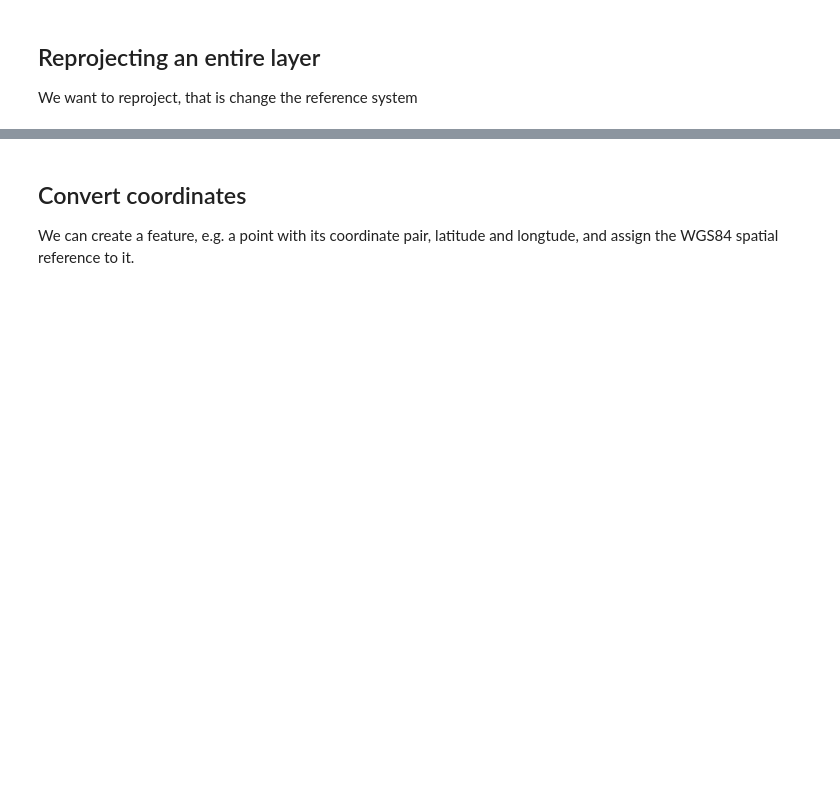
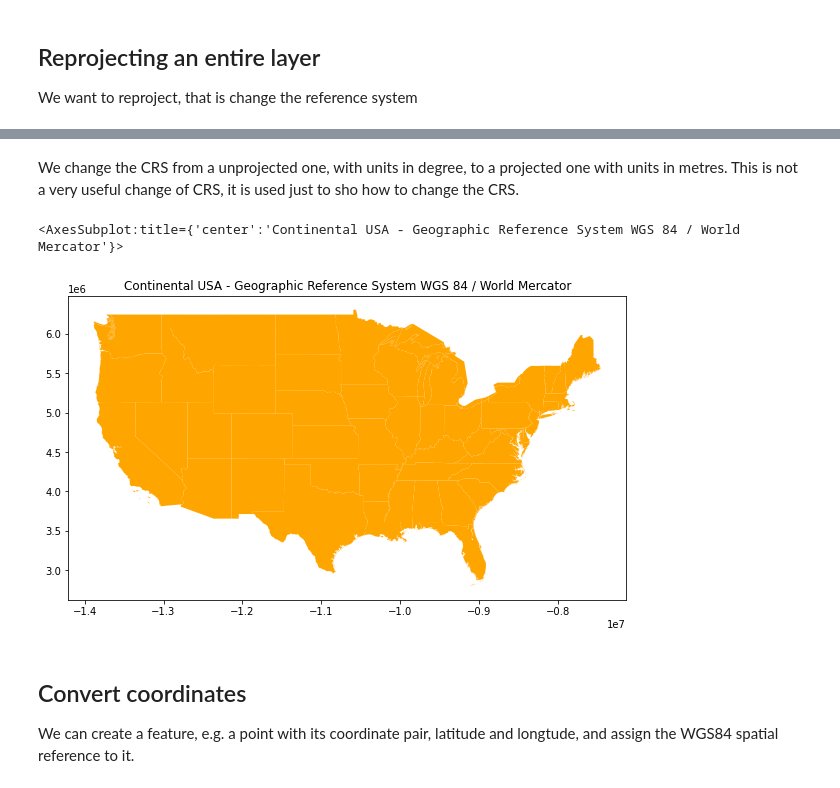
Before and after one commit to luigiselmi/geoscience, a Jupyter notebook: geospatial_vector_data.ipynb, the cells around one changed output, grey strips where cells are left out. Drawn from its saved outputs; the diff is of its cells as text; code cells hidden in the pictures; blank space fills up the shorter version.

```diff
--- a/geospatial_vector_data.ipynb
+++ b/geospatial_vector_data.ipynb
@@ -1215,9 +1235,14 @@ We want to reproject, that is change the reference system
+# %% [markdown]
+We change the CRS from a unprojected one, with units in degree, to a projected one with units in metres. This is not a very useful change of CRS, it is used just to sho how to change the CRS.
+# %%
+us48_epsg3395 = us48_gdf.to_crs(epsg=3395)
 # %%
-#fig, ax = plt.subplots(1, figsize=(15, 10))
-ax.set_title('World Map - Projected Reference System EPSG:3035')
-world_epsg3395 = world.to_crs(epsg=3395)
-#print(world_epsg3395.GetSpatialRef())
-#world_epsg3395.plot(color='orange', ax=ax)
+fig, ax = plt.subplots(1, figsize=(10, 10))
+ax.set_title('Continental USA - Geographic Reference System WGS 84 / World Mercator')
+us48_epsg3395.plot(color='orange', ax=ax)
+# %% [output]
+<AxesSubplot:title={'center':'Continental USA - Geographic Reference System WGS 84 / World Mercator'}>
+[figure, added]
 # %% [markdown]
 ## Convert coordinates
 We can create a feature, e.g. a point with its coordinate pair, latitude and longtude, and assign the WGS84 spatial reference to it.
```
Also changed, not shown: parts of 4 cells of this notebook.
